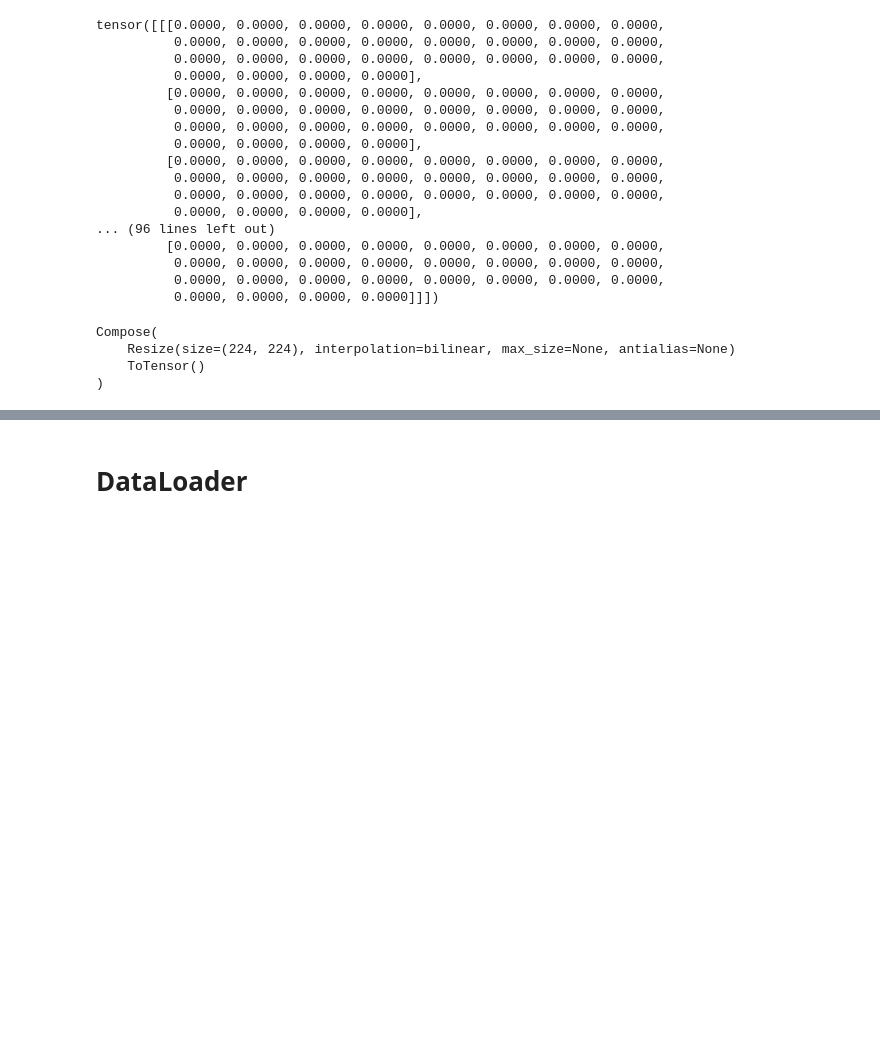
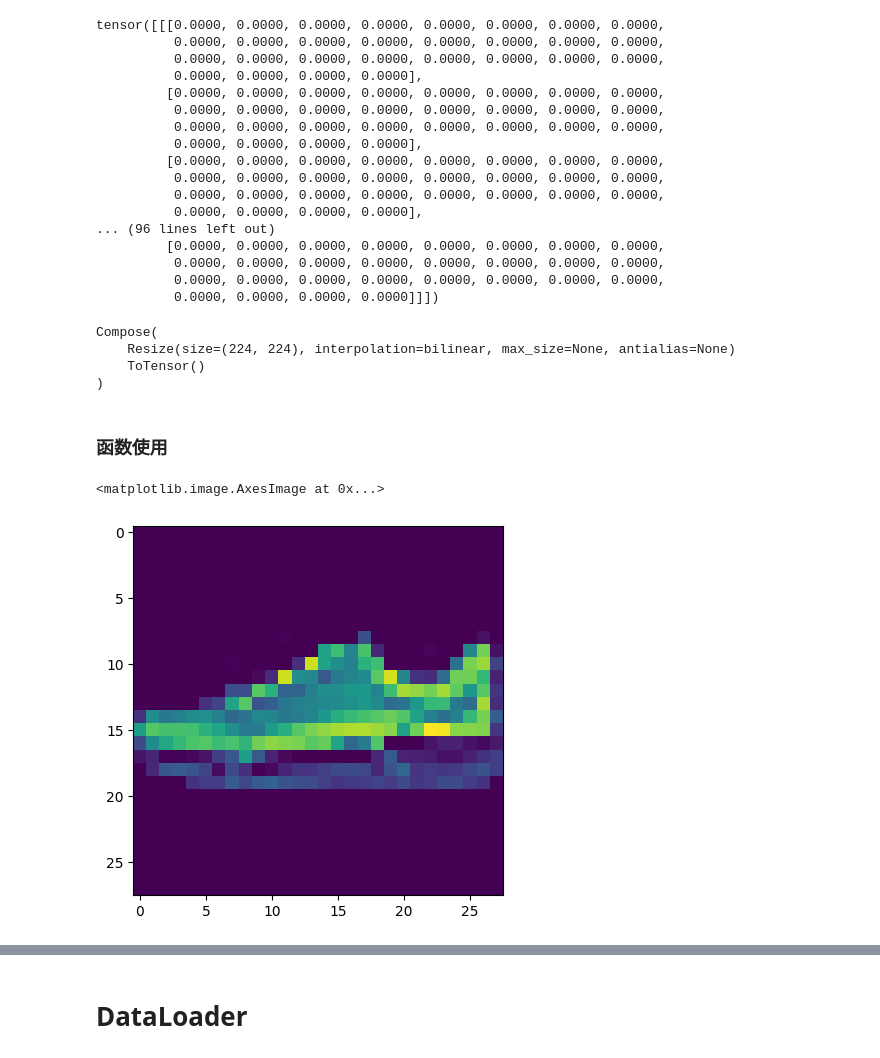
Before and after one commit to sword4869/learn_DL, a Jupyter notebook: learn_pytorch/数据集.ipynb, the cells around one changed output, grey strips where cells are left out. Cells and saved outputs as stored; diff of their text form; code cells hidden in the pictures; blank space fills up the shorter version.

```diff
--- a/learn_pytorch/数据集.ipynb
+++ b/learn_pytorch/数据集.ipynb
@@ -169,0 +173,11 @@ trans = transforms.Compose(trans)
+# %% [markdown]
+### 函数使用
+# %%
+import matplotlib.pyplot as plt
+X = mnist_test_totensor[9][0]
+# 转化为图像, 可以被 plt.imshow() 显示图像
+X = transforms.ToPILImage()(X)
+plt.imshow(X)
+# %% [output]
+<matplotlib.image.AxesImage at 0x...>
+[figure, added]
```
Also changed, not shown: parts of 5 cells of this notebook, 14 other files.
